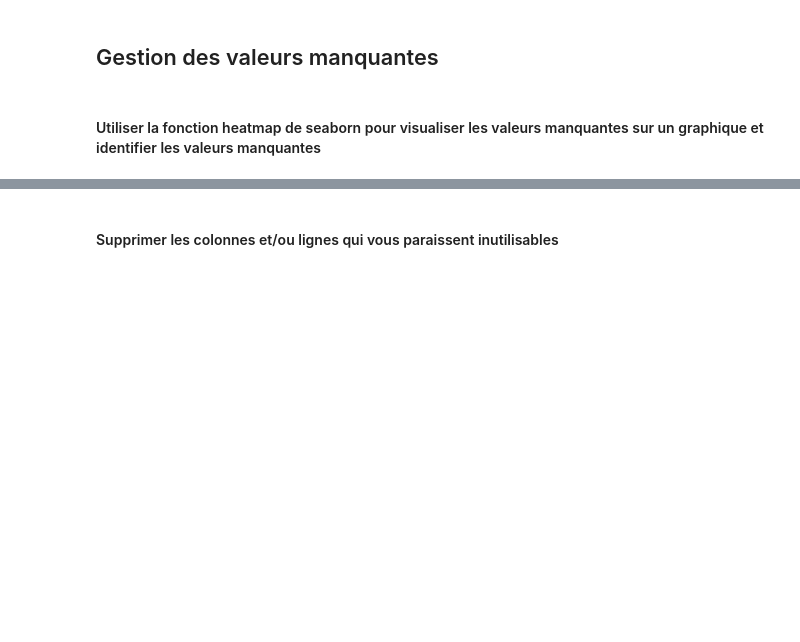
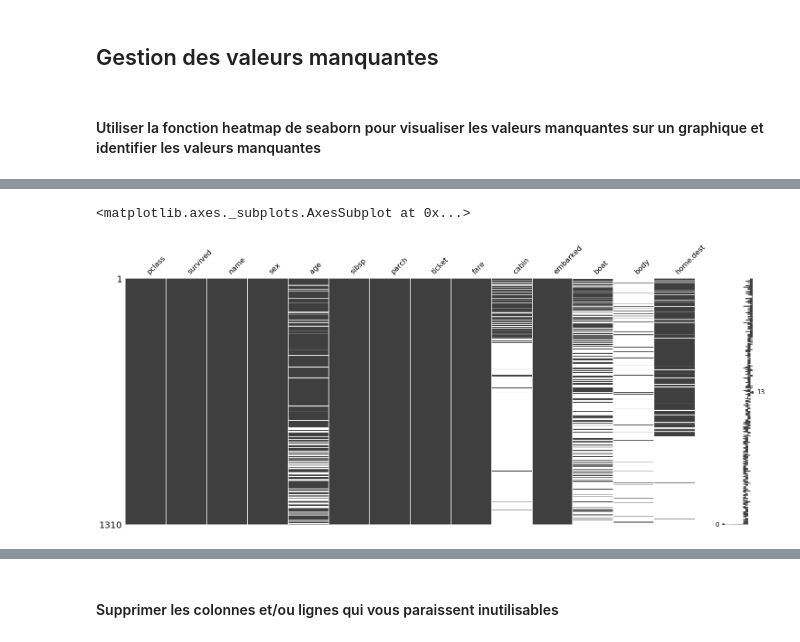
Before and after one commit to DROMZEE/titanic, a Jupyter notebook: Régression_logistique_Titanic.ipynb, the cells around one changed output, grey strips where cells are left out. Drawn from its saved outputs; the diff is of its cells as text; code cells hidden in the pictures; blank space fills up the shorter version.

```diff
--- a/Régression_logistique_Titanic.ipynb
+++ b/Régression_logistique_Titanic.ipynb
@@ -19,0 +103,5 @@ Vous aurez besoin de pandas, matplotlib, seaborn (et numpy ?)
+# %%
+msno.matrix(titanic)
+# %% [output]
+<matplotlib.axes._subplots.AxesSubplot at 0x...>
+[figure, added]
```
Also changed, not shown: parts of 12 cells of this notebook, 2 other files.
